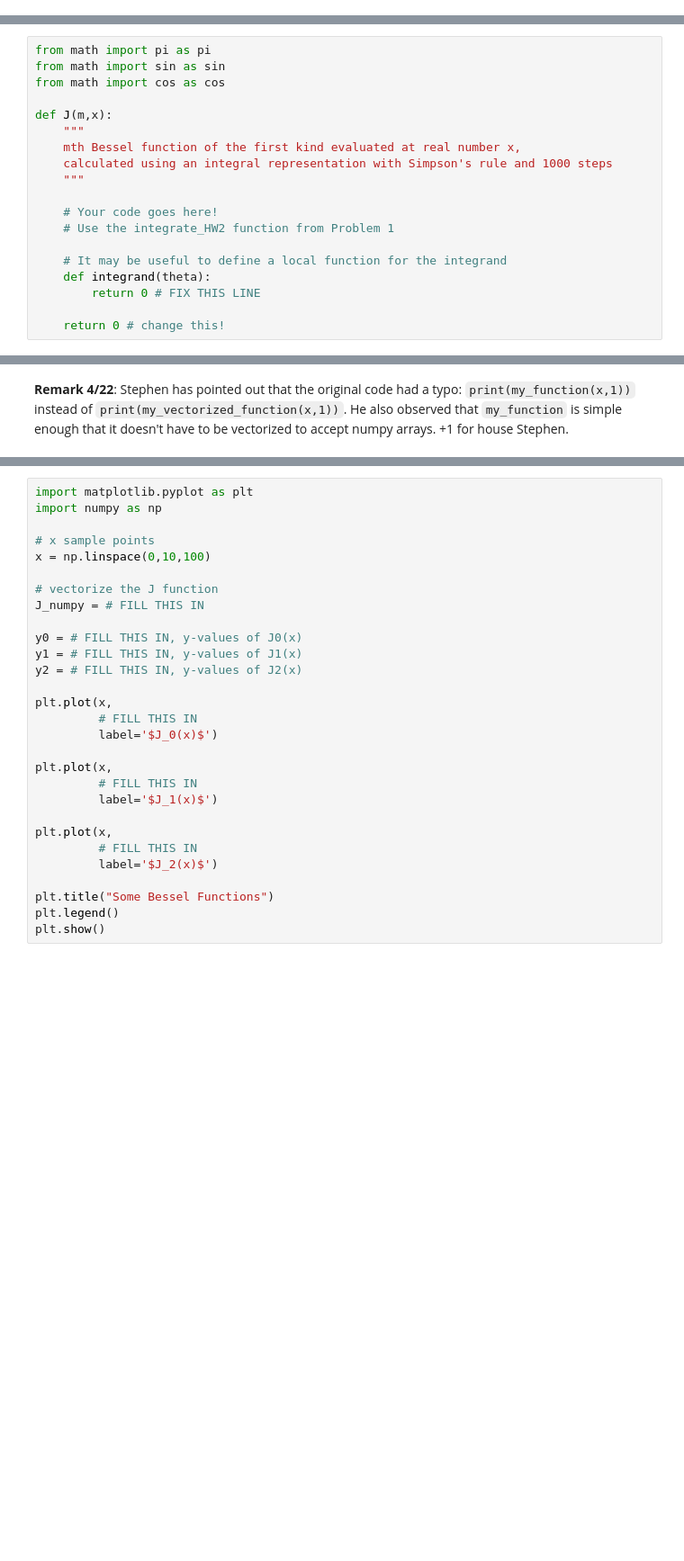
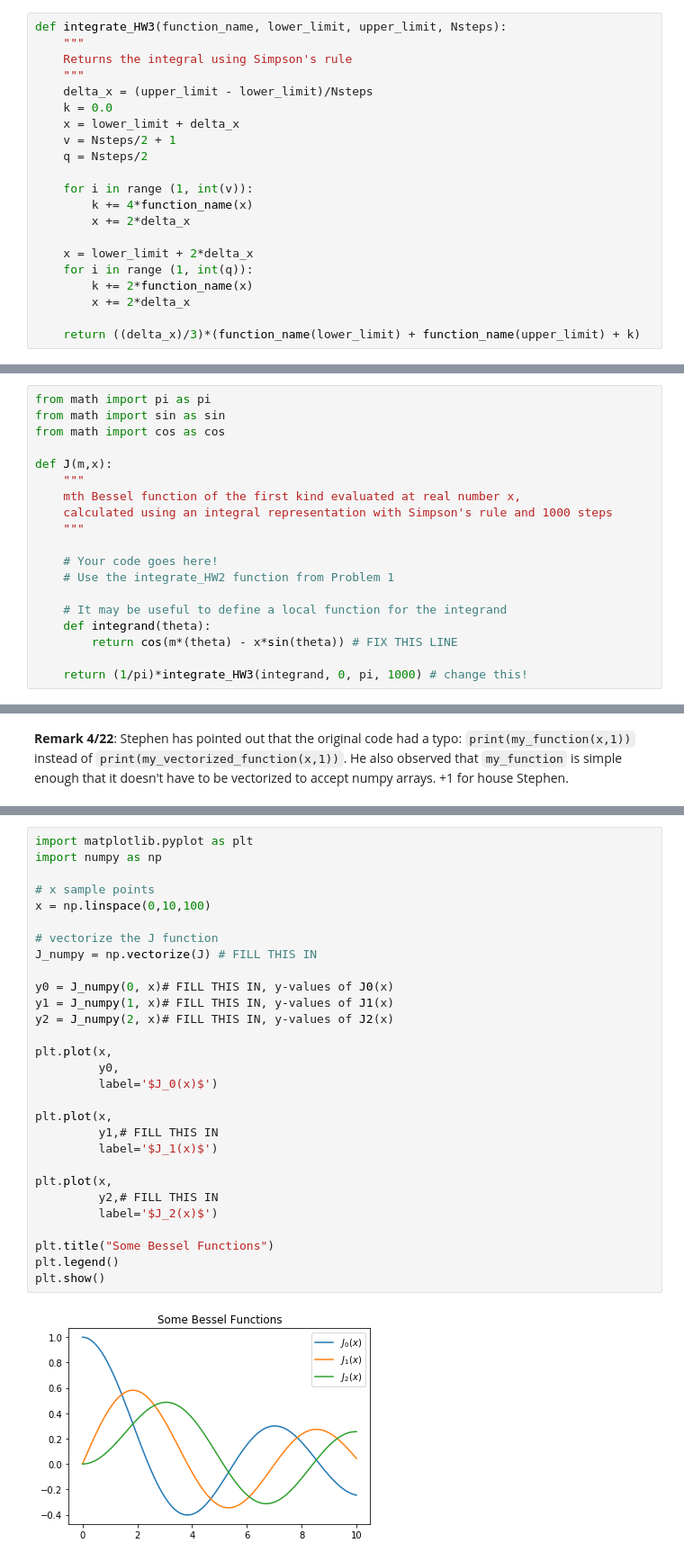
Before and after one commit to Physics177-2018/homework-3b-Van-Quiambao, a Jupyter notebook: Homework 3b.ipynb, the cells around one changed output, grey strips where cells are left out. Shown at 90% size. Cells and saved outputs as stored; diff of their text form; blank space fills up the shorter version.

```diff
--- a/Homework 3b.ipynb
+++ b/Homework 3b.ipynb
@@ -35,3 +26,24 @@ def integrate_HW3(function_name, lower_limit, upper_limit, Nsteps):
+# %%
+def integrate_HW3(function_name, lower_limit, upper_limit, Nsteps):
+    """
+    Returns the integral using Simpson's rule
+    """
+    delta_x = (upper_limit - lower_limit)/Nsteps
+    k = 0.0
+    x = lower_limit + delta_x
+    v = Nsteps/2 + 1
+    q = Nsteps/2
+
+    for i in range (1, int(v)):
+        k += 4*function_name(x)
+        x += 2*delta_x
+
+    x = lower_limit + 2*delta_x
+    for i in range (1, int(q)):
+        k += 2*function_name(x)
+        x += 2*delta_x
+
+    return ((delta_x)/3)*(function_name(lower_limit) + function_name(upper_limit) + k)
 # %% [markdown]
 ### 1.b Test your function
 
@@ -103,8 +119,8 @@ def J(m,x):
 
     # It may be useful to define a local function for the integrand
     def integrand(theta):
-        return 0 # FIX THIS LINE
+        return cos(m*(theta) - x*sin(theta)) # FIX THIS LINE
 
-    return 0 # change this!
+    return (1/pi)*integrate_HW3(integrand, 0, pi, 1000) # change this!
 # %%
 print(J(1,1))
@@ -171,29 +200,31 @@ Now `x` and `y` can be used to make a plot, as you did in Homework 3a.
 # %%
 import matplotlib.pyplot as plt
 import numpy as np
 
 # x sample points
 x = np.linspace(0,10,100)
 
 # vectorize the J function
-J_numpy = # FILL THIS IN
+J_numpy = np.vectorize(J) # FILL THIS IN
 
-y0 = # FILL THIS IN, y-values of J0(x)
-y1 = # FILL THIS IN, y-values of J1(x)
-y2 = # FILL THIS IN, y-values of J2(x)
+y0 = J_numpy(0, x)# FILL THIS IN, y-values of J0(x)
+y1 = J_numpy(1, x)# FILL THIS IN, y-values of J1(x)
+y2 = J_numpy(2, x)# FILL THIS IN, y-values of J2(x)
 
 plt.plot(x,
-         # FILL THIS IN
+         y0,
          label='$J_0(x)$')
 
 plt.plot(x,
-         # FILL THIS IN
+         y1,# FILL THIS IN
          label='$J_1(x)$')
 
 plt.plot(x,
-         # FILL THIS IN
+         y2,# FILL THIS IN
          label='$J_2(x)$')
 
 plt.title("Some Bessel Functions")
 plt.legend()
 plt.show()
+# %% [output]
+[figure, added]
```
Also changed, not shown: parts of 7 cells of this notebook.
